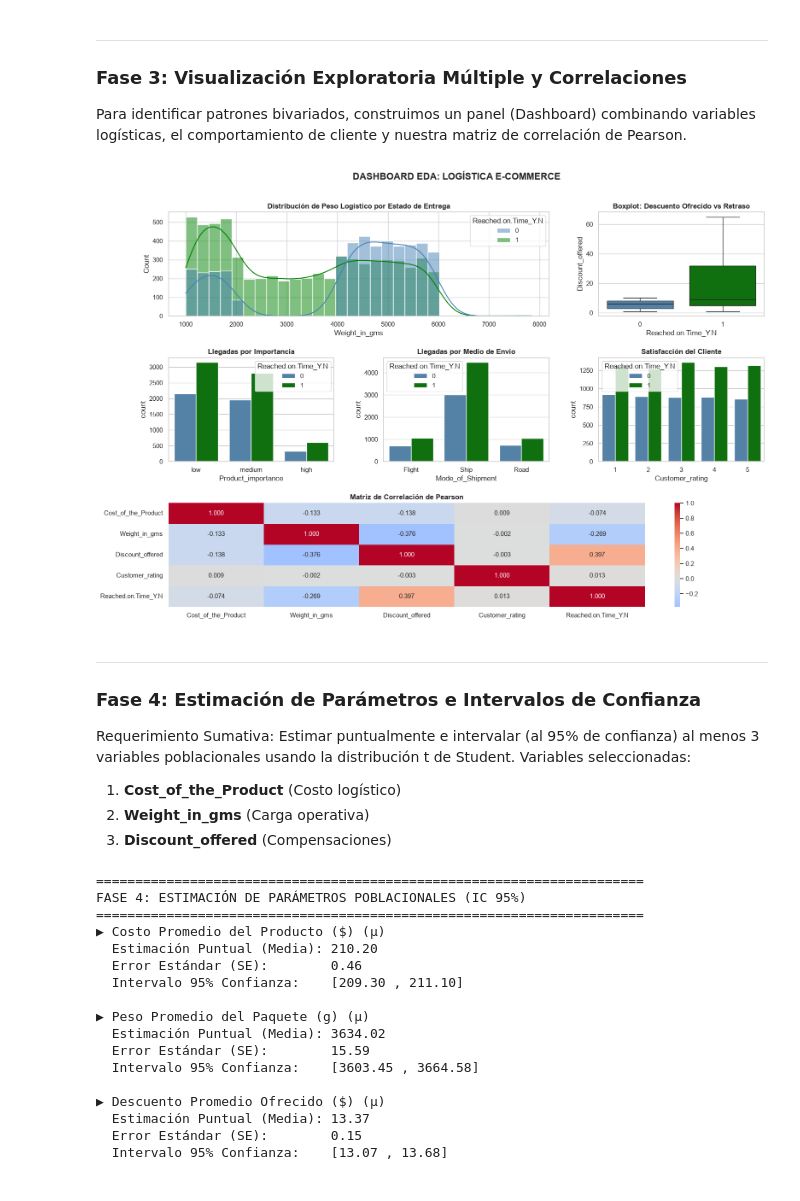
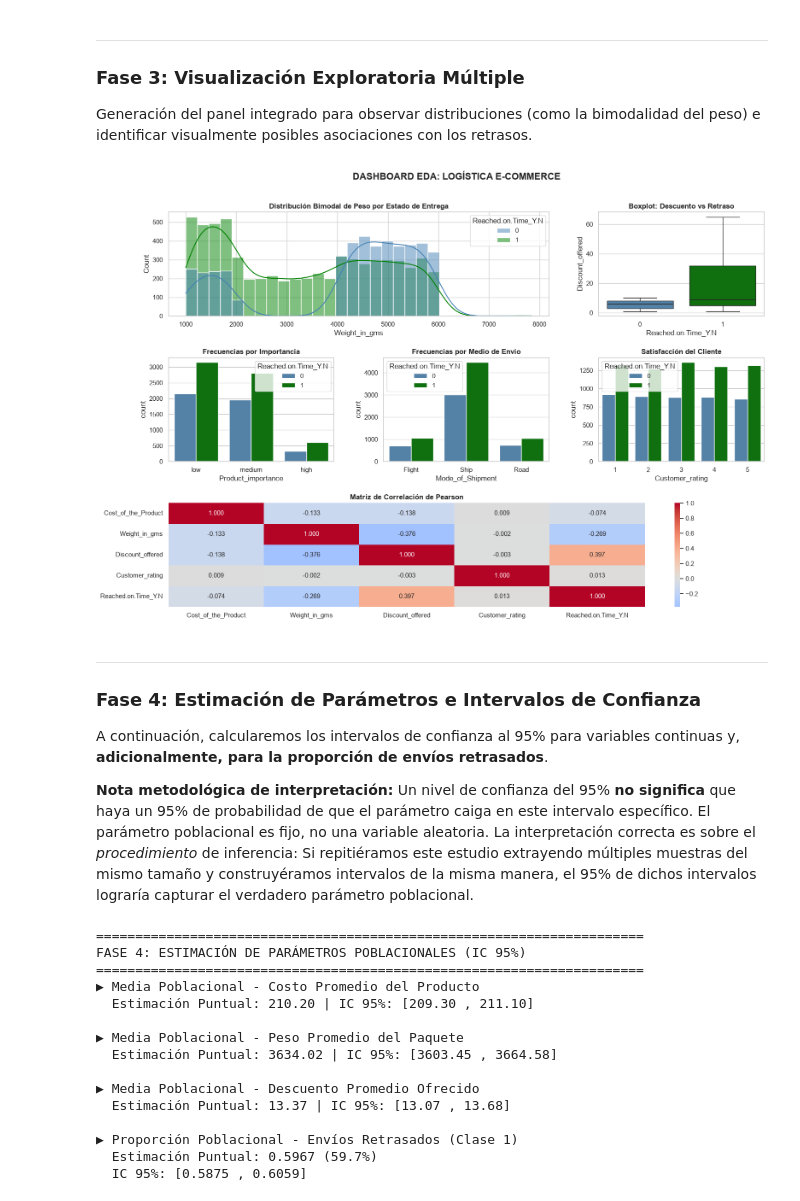
Before and after one commit to pnunezcarreno/grupo10-estadistica-unab, a Jupyter notebook: notebooks/Sumativa1.ipynb, the cells around one changed output. Drawn from its saved outputs; the diff is of its cells as text; code cells hidden in the pictures.

Commit message:
docs: Se sube notebook de Sumativa 1 actualizado

```diff
--- a/notebooks/Sumativa1.ipynb
+++ b/notebooks/Sumativa1.ipynb
@@ -148,8 +108,7 @@ Name: proportion, dtype: float64
 # %% [markdown]
 ---
-### Fase 3: Visualización Exploratoria Múltiple y Correlaciones
-
-Para identificar patrones bivariados, construimos un panel (Dashboard) combinando variables logísticas, el comportamiento de cliente y nuestra matriz de correlación de Pearson.
+### Fase 3: Visualización Exploratoria Múltiple
+Generación del panel integrado para observar distribuciones (como la bimodalidad del peso) e identificar visualmente posibles asociaciones con los retrasos.
 # %%
 # Configurar figura con múltiples subplots
 fig = plt.figure(figsize=(18, 12))
@@ -157,88 +116,93 @@ gs = fig.add_gridspec(3, 3, hspace=0.4, wspace=0.3)
 
 # 1. Histograma del Peso
 ax1 = fig.add_subplot(gs[0, :2])
 sns.histplot(data=df, x='Weight_in_gms', hue='Reached.on.Time_Y.N', kde=True, ax=ax1, palette=['steelblue', 'green'], bins=30)
-ax1.set_title('Distribución de Peso Logístico por Estado de Entrega', fontweight='bold')
+ax1.set_title('Distribución Bimodal de Peso por Estado de Entrega', fontweight='bold')
 
 # 2. Boxplot del Descuento
 ax2 = fig.add_subplot(gs[0, 2])
 sns.boxplot(data=df, x='Reached.on.Time_Y.N', y='Discount_offered', hue='Reached.on.Time_Y.N', palette=['steelblue', 'green'], ax=ax2, legend=False)
-ax2.set_title('Boxplot: Descuento Ofrecido vs Retraso', fontweight='bold')
+ax2.set_title('Boxplot: Descuento vs Retraso', fontweight='bold')
 
 # 3. Importancia del Producto
 ax3 = fig.add_subplot(gs[1, 0])
 sns.countplot(data=df, x='Product_importance', hue='Reached.on.Time_Y.N', palette=['steelblue', 'green'], ax=ax3, order=['low', 'medium', 'high'])
-ax3.set_title('Llegadas por Importancia', fontweight='bold')
+ax3.set_title('Frecuencias por Importancia', fontweight='bold')
 
 # 4. Modo de envío
 ax4 = fig.add_subplot(gs[1, 1])
 sns.countplot(data=df, x='Mode_of_Shipment', hue='Reached.on.Time_Y.N', palette=['steelblue', 'green'], ax=ax4)
-ax4.set_title('Llegadas por Medio de Envío', fontweight='bold')
+ax4.set_title('Frecuencias por Medio de Envío', fontweight='bold')
 
 # 5. Rating
 ax5 = fig.add_subplot(gs[1, 2])
 sns.countplot(data=df, x='Customer_rating', hue='Reached.on.Time_Y.N', palette=['steelblue', 'green'], ax=ax5)
 ax5.set_title('Satisfacción del Cliente', fontweight='bold')
 
-# 6. Matriz de Correlación (Análisis Bivariado)
+# 6. Matriz de Correlación
 ax6 = fig.add_subplot(gs[2, :])
 corr_matrix = df[['Cost_of_the_Product', 'Weight_in_gms', 'Discount_offered', 'Customer_rating', 'Reached.on.Time_Y.N']].corr()
 sns.heatmap(corr_matrix, annot=True, fmt='.3f', cmap='coolwarm', center=0, ax=ax6)
 ax6.set_title('Matriz de Correlación de Pearson', fontweight='bold')
 
 plt.suptitle('DASHBOARD EDA: LOGÍSTICA E-COMMERCE', fontsize=16, fontweight='bold', y=0.96)
 plt.show()
 # %% [output]
-[figure, old version]
+[figure, new version]
 # %% [markdown]
 ---
 ### Fase 4: Estimación de Parámetros e Intervalos de Confianza
 
-Requerimiento Sumativa: Estimar puntualmente e intervalar (al 95% de confianza) al menos 3 variables poblacionales usando la distribución t de Student.
-Variables seleccionadas:
-1. **Cost_of_the_Product** (Costo logístico)
-2. **Weight_in_gms** (Carga operativa)
-3. **Discount_offered** (Compensaciones)
+A continuación, calcularemos los intervalos de confianza al 95% para variables continuas y, **adicionalmente, para la proporción de envíos retrasados**.
+
+**Nota metodológica de interpretación:** Un nivel de confianza del 95% **no significa** que haya un 95% de probabilidad de que el parámetro caiga en este intervalo específico. El parámetro poblacional es fijo, no una variable aleatoria. La interpretación correcta es sobre el *procedimiento* de inferencia: Si repitiéramos este estudio extrayendo múltiples muestras del mismo tamaño y construyéramos intervalos de la misma manera, el 95% de dichos intervalos lograría capturar el verdadero parámetro poblacional.
 # %%
 print("="*70)
 print("FASE 4: ESTIMACIÓN DE PARÁMETROS POBLACIONALES (IC 95%)")
 print("="*70)
 
-def calcular_intervalo_confianza(variable, nombre_display):
+# Función para variables continuas (t de Student)
+def ic_continuo(variable, nombre):
     data = df[variable].dropna()
     n = len(data)
     media = np.mean(data)
-    error_estandar = stats.sem(data)
+    se = stats.sem(data)
+    ic_inf, ic_sup = stats.t.interval(0.95, df=n-1, loc=media, scale=se)
+    print(f"▶ Media Poblacional - {nombre}")
+    print(f"  Estimación Puntual: {media:.2f} | IC 95%: [{ic_inf:.2f} , {ic_sup:.2f}]\n")
 
-    # t de Student al 95%
-    ic_inf, ic_sup = stats.t.interval(confidence=0.95, df=n-1, loc=media, scale=error_estandar)
+ic_continuo('Cost_of_the_Product', 'Costo Promedio del Producto')
+ic_continuo('Weight_in_gms', 'Peso Promedio del Paquete')
+ic_continuo('Discount_offered', 'Descuento Promedio Ofrecido')
 
-    print(f"▶ {nombre_display} (μ)")
-    print(f"  Estimación Puntual (Media): {media:.2f}")
-    print(f"  Error Estándar (SE):        {error_estandar:.2f}")
-    print(f"  Intervalo 95% Confianza:    [{ic_inf:.2f} , {ic_sup:.2f}]\n")
+# IC para la Proporción de Envíos Retrasados (Aproximación Normal)
+n_total = len(df)
+retrasos = df['Reached.on.Time_Y.N']
+p_hat = retrasos.mean() # Proporción muestral
+se_p = np.sqrt((p_hat * (1 - p_hat)) / n_total)
+z_critico = stats.norm.ppf(0.975) # Valor Z para 95%
 
-# Ejecución para las 3 variables
-calcular_intervalo_confianza('Cost_of_the_Product', 'Costo Promedio del Producto ($)')
-calcular_intervalo_confianza('Weight_in_gms', 'Peso Promedio del Paquete (g)')
-calcular_intervalo_confianza('Discount_offered', 'Descuento Promedio Ofrecido ($)')
+ic_inf_p = p_hat - z_critico * se_p
+ic_sup_p = p_hat + z_critico * se_p
+
+print(f"▶ Proporción Poblacional - Envíos Retrasados (Clase 1)")
+print(f"  Estimación Puntual: {p_hat:.4f} ({p_hat*100:.1f}%)")
+print(f"  IC 95%: [{ic_inf_p:.4f} , {ic_sup_p:.4f}]")
 # %% [output]
 ======================================================================
 FASE 4: ESTIMACIÓN DE PARÁMETROS POBLACIONALES (IC 95%)
 ======================================================================
-▶ Costo Promedio del Producto ($) (μ)
-  Estimación Puntual (Media): 210.20
-  Error Estándar (SE):        0.46
-  Intervalo 95% Confianza:    [209.30 , 211.10]
+▶ Media Poblacional - Costo Promedio del Producto
+  Estimación Puntual: 210.20 | IC 95%: [209.30 , 211.10]
 
-▶ Peso Promedio del Paquete (g) (μ)
-  Estimación Puntual (Media): 3634.02
-  Error Estándar (SE):        15.59
-  Intervalo 95% Confianza:    [3603.45 , 3664.58]
+▶ Media Poblacional - Peso Promedio del Paquete
+  Estimación Puntual: 3634.02 | IC 95%: [3603.45 , 3664.58]
 
-▶ Descuento Promedio Ofrecido ($) (μ)
-  Estimación Puntual (Media): 13.37
-  Error Estándar (SE):        0.15
-  Intervalo 95% Confianza:    [13.07 , 13.68]
+▶ Media Poblacional - Descuento Promedio Ofrecido
+  Estimación Puntual: 13.37 | IC 95%: [13.07 , 13.68]
+
+▶ Proporción Poblacional - Envíos Retrasados (Clase 1)
+  Estimación Puntual: 0.5967 (59.7%)
+  IC 95%: [0.5875 , 0.6059]
 # %% [markdown]
 ---
```
Also changed, not shown: parts of 9 cells of this notebook.
